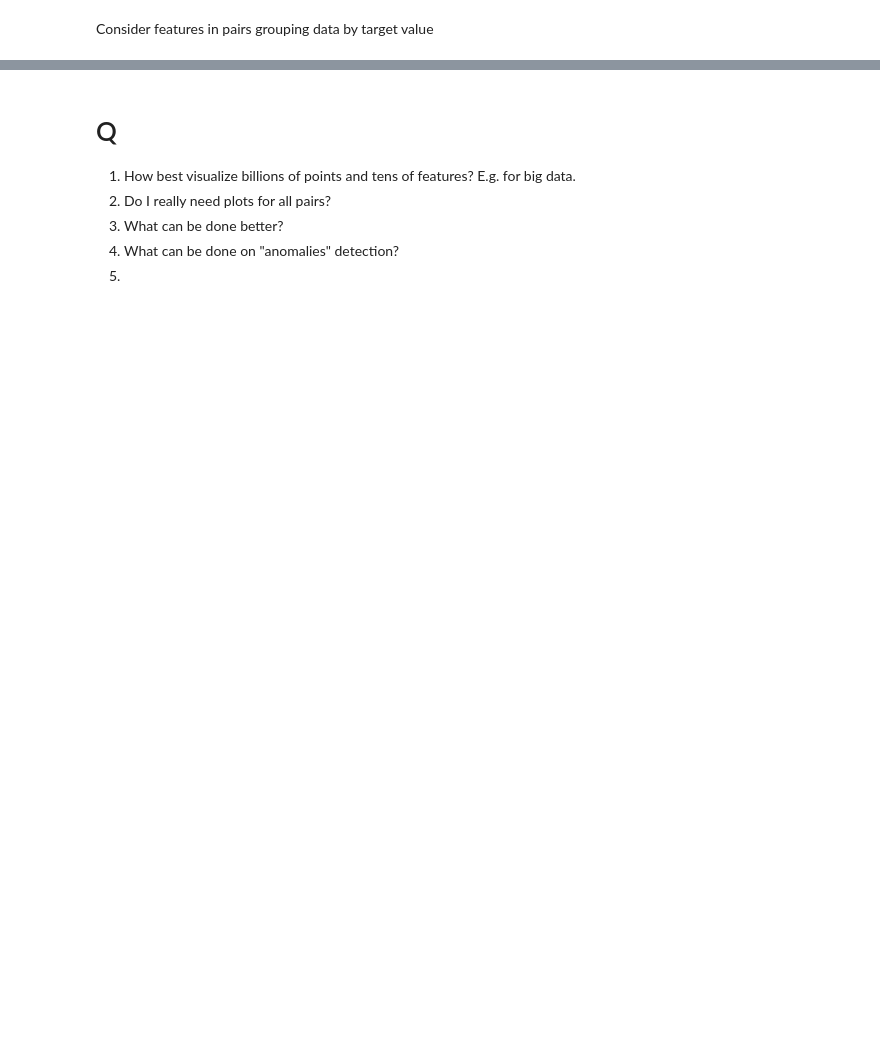
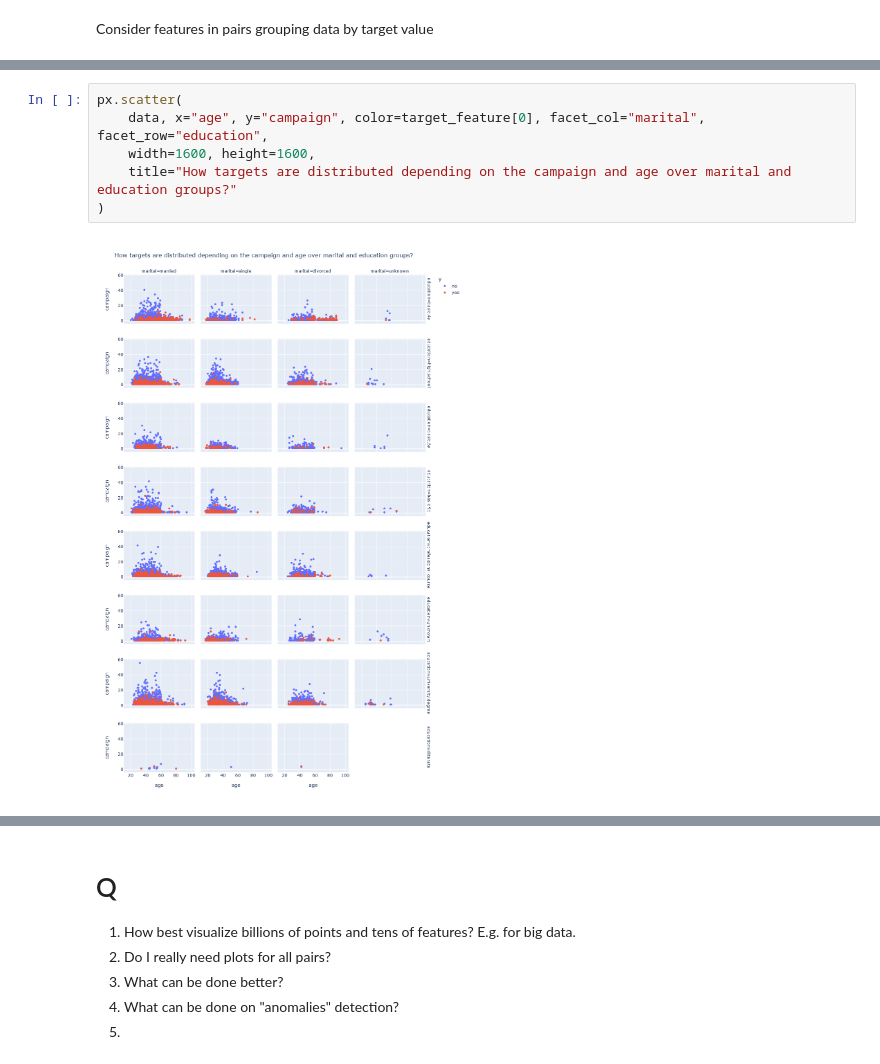
Before and after one commit to sivikt/dstrials, a Jupyter notebook: DSMP#1/2_eda/homework.ipynb, the cells around one changed output, grey strips where cells are left out. Drawn from its saved outputs; the diff is of its cells as text; blank space fills up the shorter version.

```diff
--- a/DSMP#1/2_eda/homework.ipynb
+++ b/DSMP#1/2_eda/homework.ipynb
@@ -335,0 +342,8 @@ myplts.scatter_plots(
+# %%
+px.scatter(
+    data, x="age", y="campaign", color=target_feature[0], facet_col="marital", facet_row="education",
+    width=1600, height=1600,
+    title="How targets are distributed depending on the campaign and age over marital and education groups?"
+)
+# %% [output]
+[figure, added]
```
Also changed, not shown: parts of 12 cells of this notebook, 3 other files.
